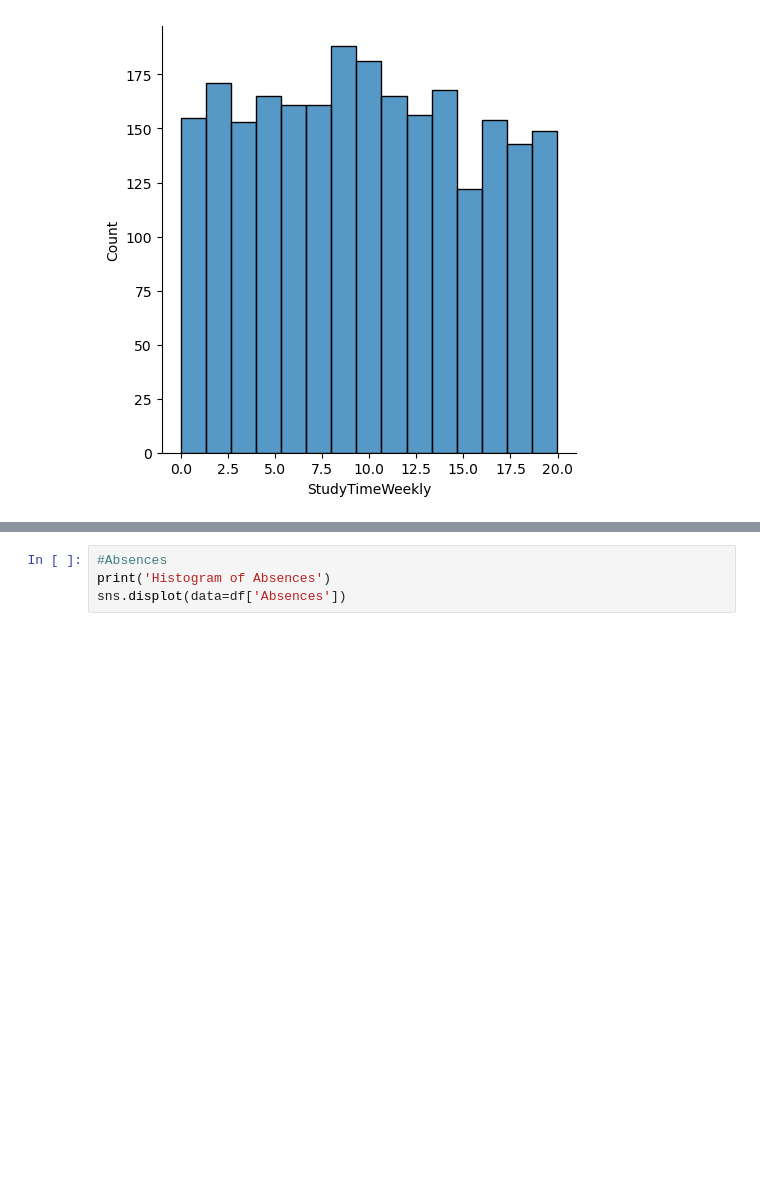
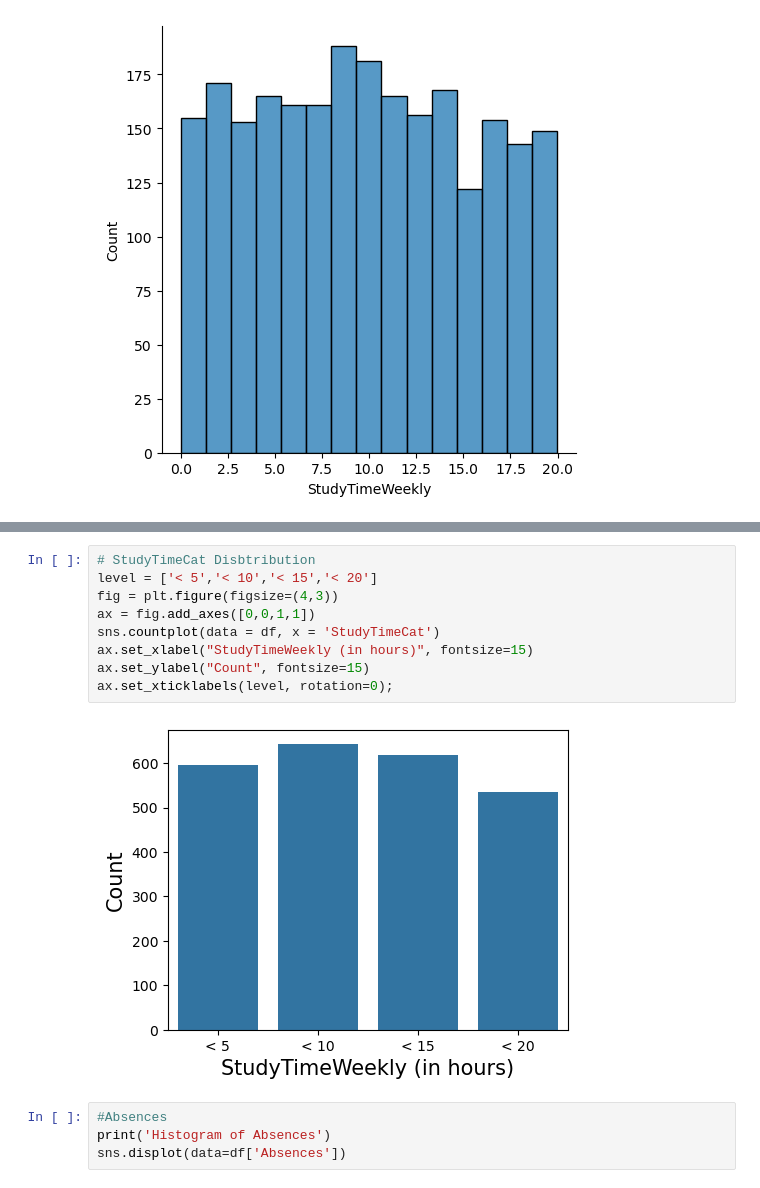
Before and after one commit to kmattingly8/ANA500.v2, a Jupyter notebook: ANA500 Project.ipynb, the cells around one changed output, grey strips where cells are left out. Cells and saved outputs as stored; diff of their text form; blank space fills up the shorter version.

```diff
--- a/ANA500 Project.ipynb
+++ b/ANA500 Project.ipynb
@@ -235,3 +284,14 @@ Histogram of StudyTimeWeekly
+# %%
+# StudyTimeCat Disbtribution
+level = ['< 5','< 10','< 15','< 20']
+fig = plt.figure(figsize=(4,3))
+ax = fig.add_axes([0,0,1,1])
+sns.countplot(data = df, x = 'StudyTimeCat')
+ax.set_xlabel("StudyTimeWeekly (in hours)", fontsize=15)
+ax.set_ylabel("Count", fontsize=15)
+ax.set_xticklabels(level, rotation=0);
+# %% [output]
+[figure, added]
 # %%
 #Absences
 print('Histogram of Absences')
```
Also changed, not shown: parts of 30 cells of this notebook.
